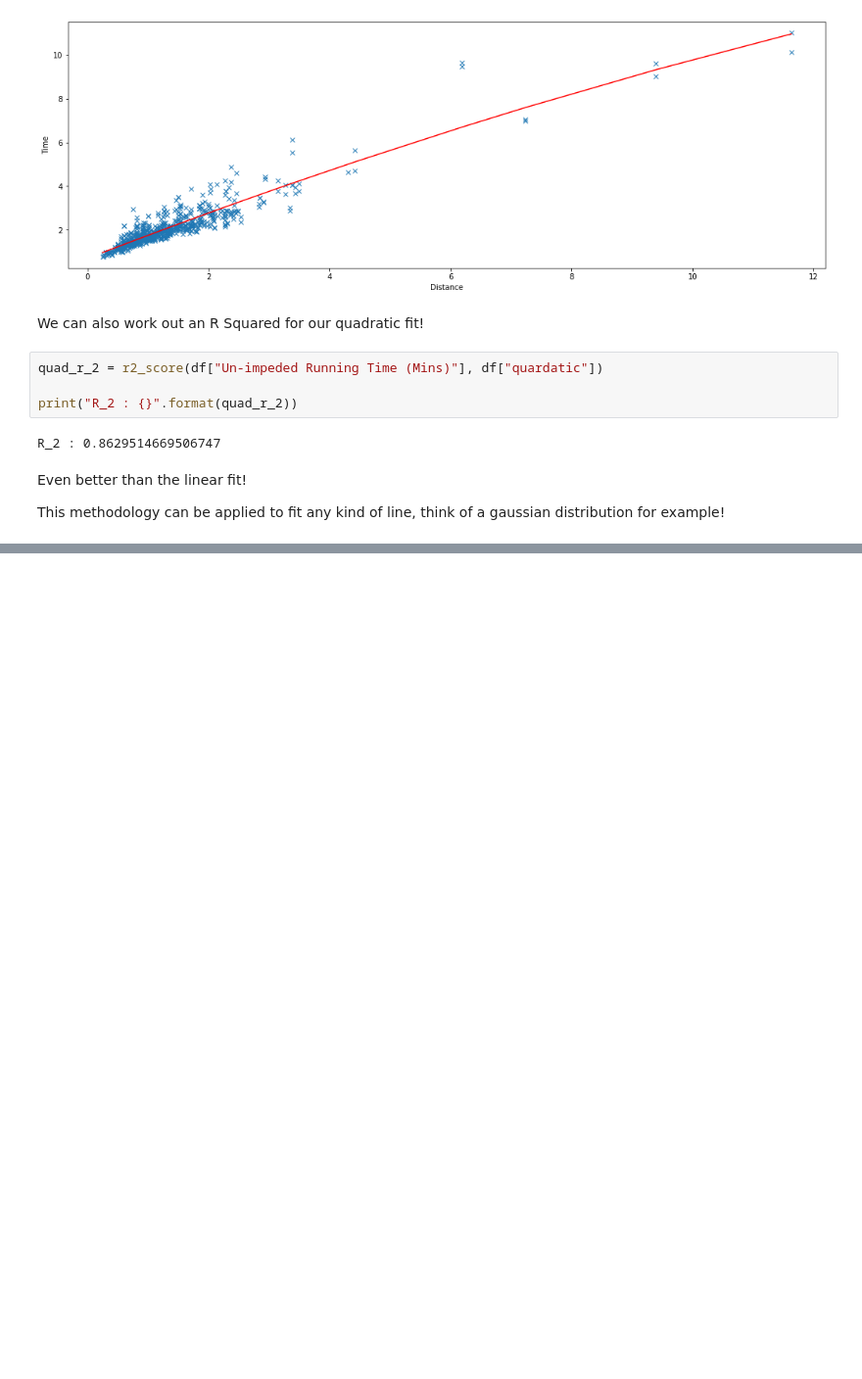
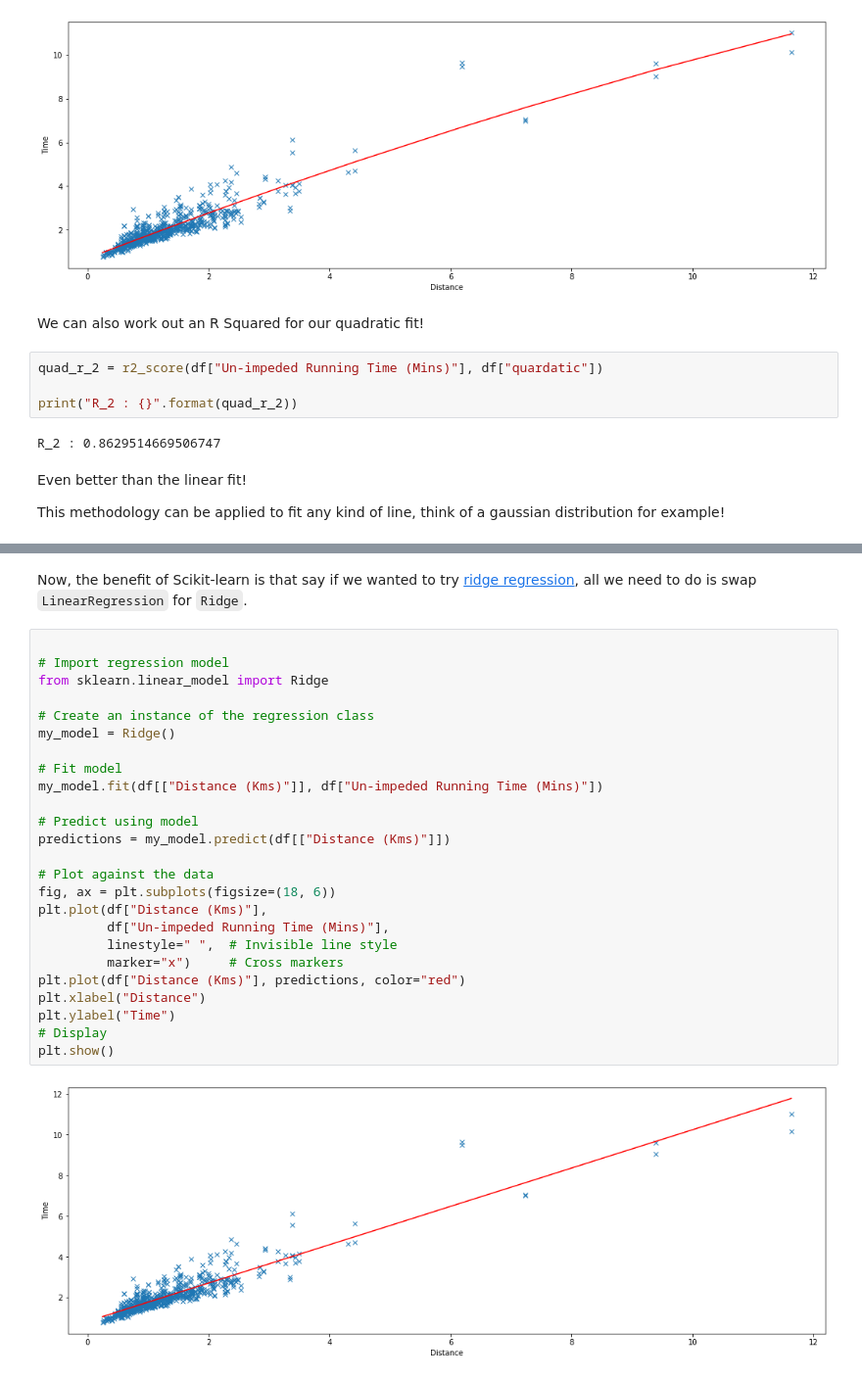
Before and after one commit to Jack-Lawton/python-resources, a Jupyter notebook: lessons/Regression.ipynb, the cells around one changed output, grey strips where cells are left out. Shown at 98% size. Drawn from its saved outputs; the diff is of its cells as text; blank space fills up the shorter version.

```diff
--- a/lessons/Regression.ipynb
+++ b/lessons/Regression.ipynb
@@ -322,0 +360,29 @@ This methodology can be applied to fit any kind of line, think of a gaussian dis
+# %% [markdown]
+Now, the benefit of Scikit-learn is that say if we wanted to try [ridge regression](https://scikit-learn.org/stable/modules/generated/sklearn.linear_model.Ridge.html), all we need to do is swap `LinearRegression` for `Ridge`.
+# %%
+
+# Import regression model
+from sklearn.linear_model import Ridge
+
+# Create an instance of the regression class
+my_model = Ridge()
+
+# Fit model
+my_model.fit(df[["Distance (Kms)"]], df["Un-impeded Running Time (Mins)"])
+
+# Predict using model
+predictions = my_model.predict(df[["Distance (Kms)"]])
+
+# Plot against the data
+fig, ax = plt.subplots(figsize=(18, 6))
+plt.plot(df["Distance (Kms)"],
+         df["Un-impeded Running Time (Mins)"],
+         linestyle=" ",  # Invisible line style
+         marker="x")     # Cross markers
+plt.plot(df["Distance (Kms)"], predictions, color="red")
+plt.xlabel("Distance")
+plt.ylabel("Time")
+# Display
+plt.show()
+# %% [output]
+[figure, added]
```
Also changed, not shown: parts of 30 cells of this notebook.
